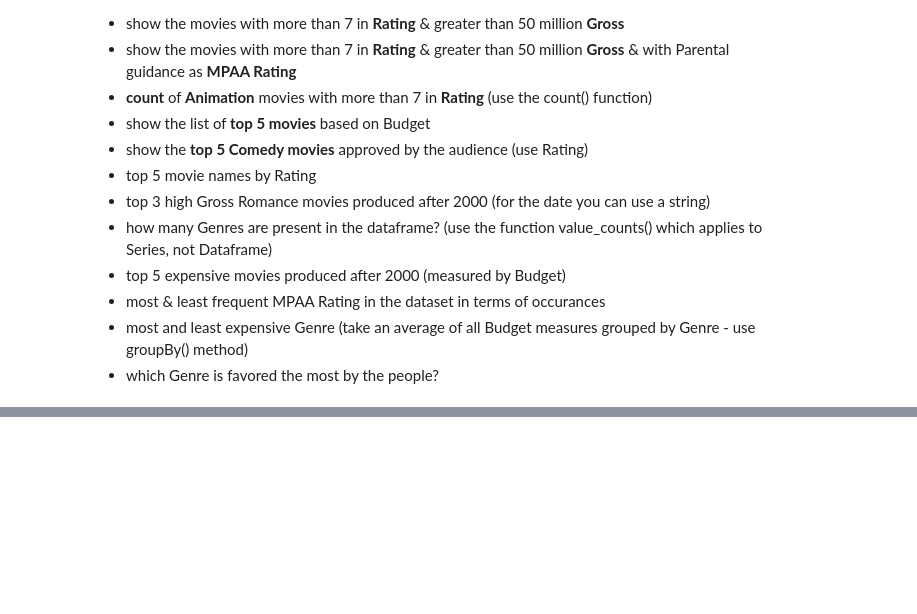
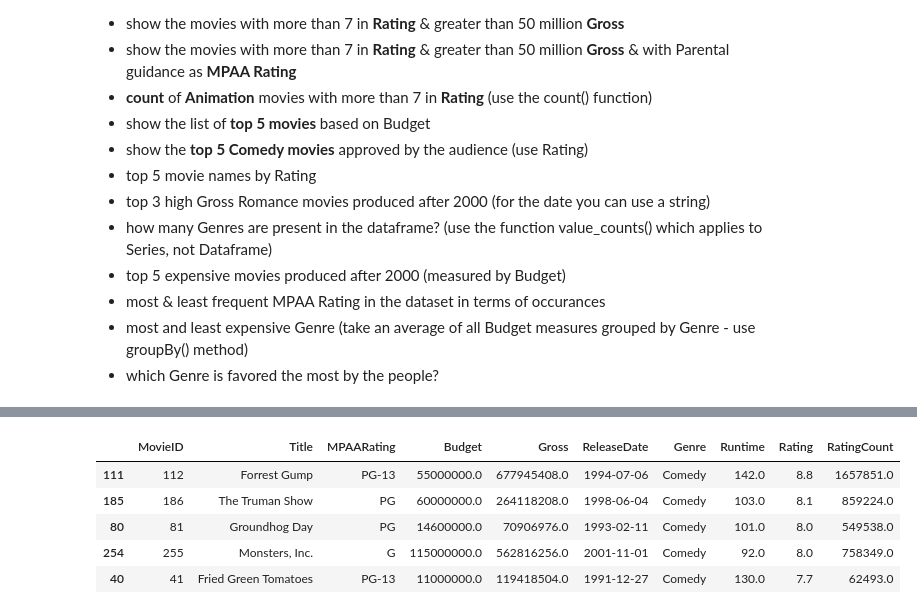
Before and after one commit to jmb-oddbook/codeacademy, a Jupyter notebook: project1/datsci_starters/movies.ipynb, the cells around one changed output, grey strips where cells are left out. Saved outputs shown, nothing was run; the diff lists cells and outputs as text; code cells hidden in the pictures; blank space fills up the shorter version.

```diff
--- a/project1/datsci_starters/movies.ipynb
+++ b/project1/datsci_starters/movies.ipynb
@@ -264,0 +331,10 @@ But still, add a check for outliers here.
+# %%
+# show the top 5 Comedy movies approved by the audience (use Rating)
+df.loc[(df['Genre'] == 'Comedy')].nlargest(5,'Rating')
+# %% [output]
+|  | MovieID | Title | MPAARating | Budget | Gross | ReleaseDate | Genre | Runtime | Rating | RatingCount |
+| 111 | 112 | Forrest Gump | PG-13 | 55000000.0 | 677945408.0 | 1994-07-06 | Comedy | 142.0 | 8.8 | 1657851.0 |
+| 185 | 186 | The Truman Show | PG | 60000000.0 | 264118208.0 | 1998-06-04 | Comedy | 103.0 | 8.1 | 859224.0 |
+| 80 | 81 | Groundhog Day | PG | 14600000.0 | 70906976.0 | 1993-02-11 | Comedy | 101.0 | 8.0 | 549538.0 |
+| 254 | 255 | Monsters, Inc. | G | 115000000.0 | 562816256.0 | 2001-11-01 | Comedy | 92.0 | 8.0 | 758349.0 |
+| 40 | 41 | Fried Green Tomatoes | PG-13 | 11000000.0 | 119418504.0 | 1991-12-27 | Comedy | 130.0 | 7.7 | 62493.0 |
```
Also changed, not shown: parts of 11 cells of this notebook.
